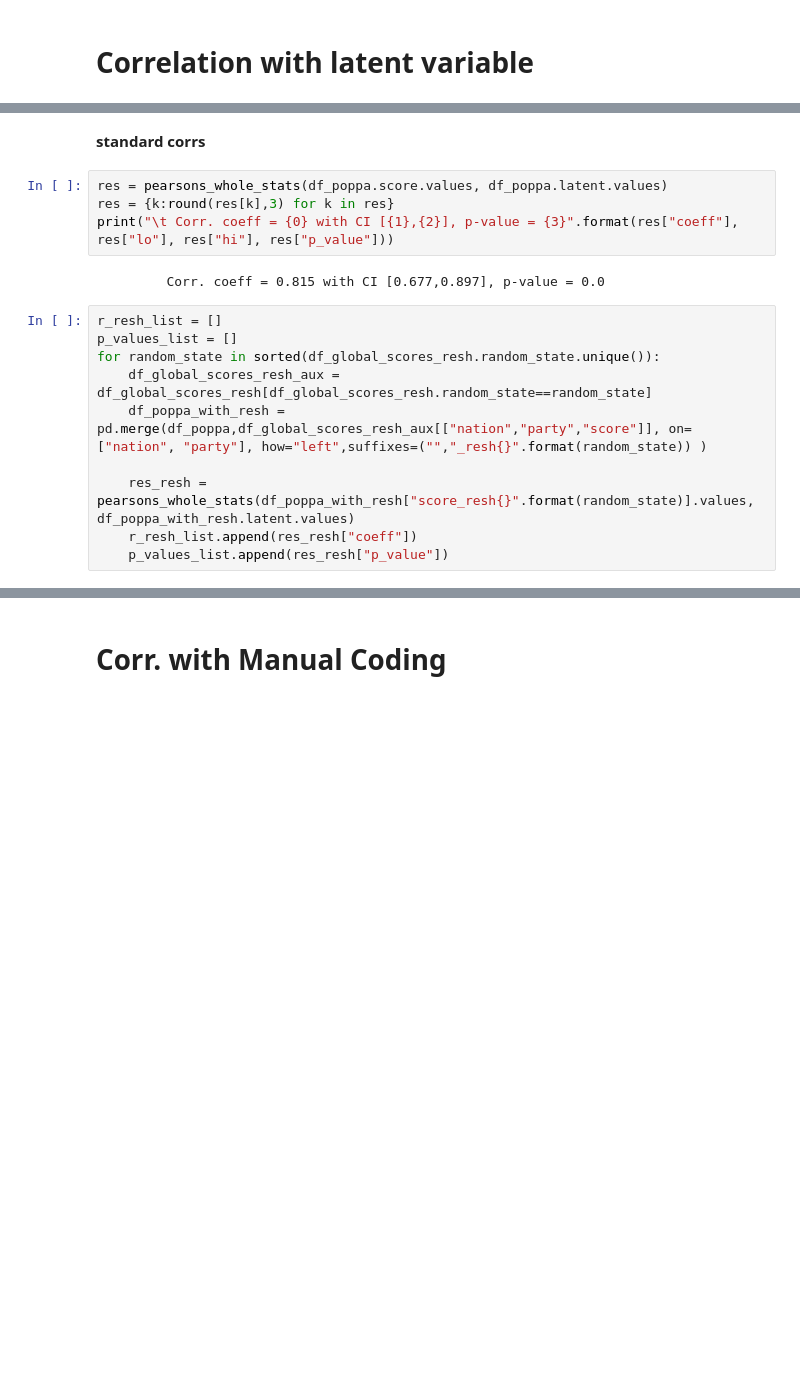
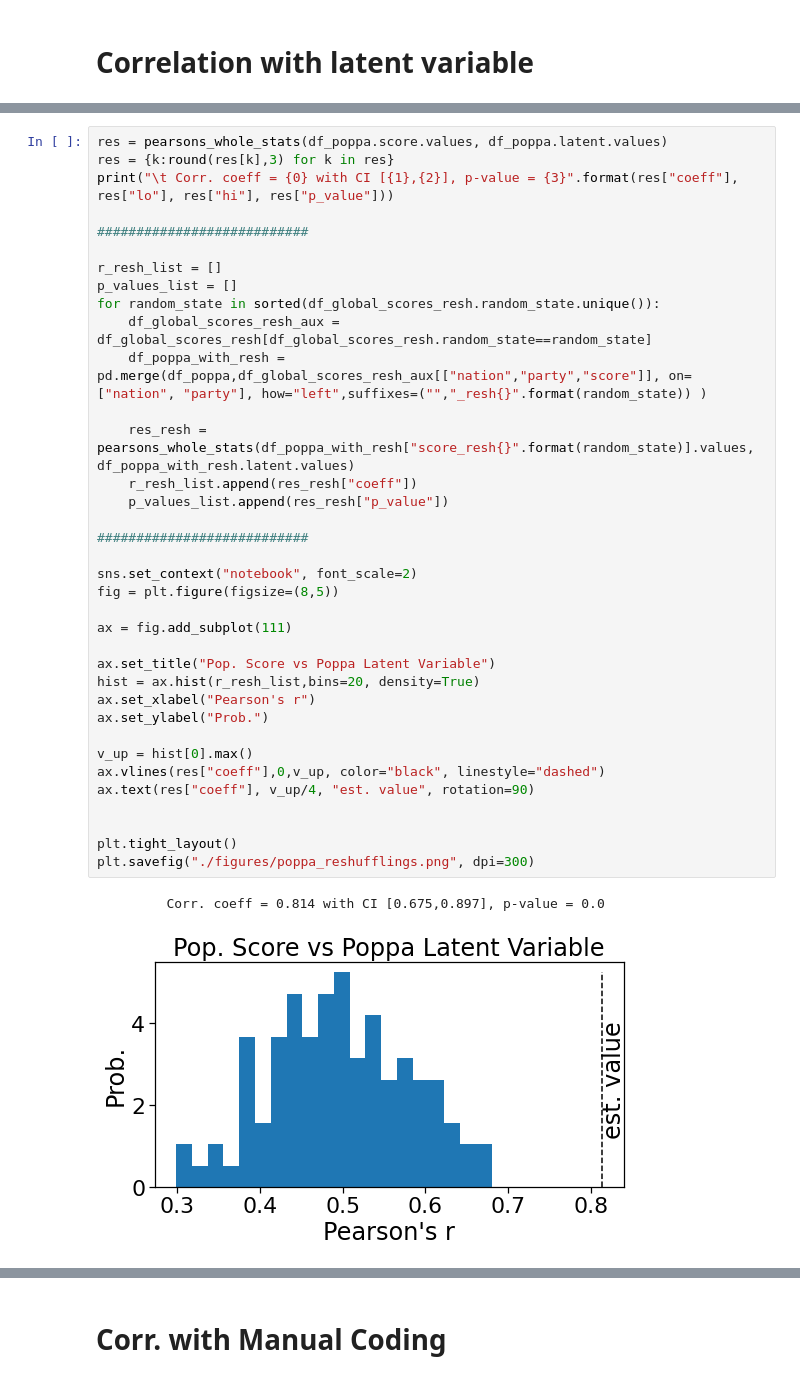
Before and after one commit to bernomone/howPopParties_addendum, a Jupyter notebook: 04_reshuffling_effect.ipynb, the cells around one changed output, grey strips where cells are left out. Drawn from its saved outputs; the diff is of its cells as text; blank space fills up the shorter version.

```diff
--- a/04_reshuffling_effect.ipynb
+++ b/04_reshuffling_effect.ipynb
@@ -342,21 +497,42 @@ reading POPPA dataset...
 changing country identifiers...
 mapping POPPA party names to our notation...
 merging dataframes..
-# %% [markdown]
-__standard corrs__
-# %%
-res = pearsons_whole_stats(df_poppa.score.values, df_poppa.latent.values)
-res = {k:round(res[k],3) for k in res}
-print("\t Corr. coeff = {0} with CI [{1},{2}], p-value = {3}".format(res["coeff"], res["lo"], res["hi"], res["p_value"]))
-# %% [output]
-         Corr. coeff = 0.815 with CI [0.677,0.897], p-value = 0.0
 # %%
+res = pearsons_whole_stats(df_poppa.score.values, df_poppa.latent.values)
+res = {k:round(res[k],3) for k in res}
+print("\t Corr. coeff = {0} with CI [{1},{2}], p-value = {3}".format(res["coeff"], res["lo"], res["hi"], res["p_value"]))
+
+###########################
+
 r_resh_list = []
 p_values_list = []
 for random_state in sorted(df_global_scores_resh.random_state.unique()):
     df_global_scores_resh_aux = df_global_scores_resh[df_global_scores_resh.random_state==random_state]
     df_poppa_with_resh = pd.merge(df_poppa,df_global_scores_resh_aux[["nation","party","score"]], on=["nation", "party"], how="left",suffixes=("","_resh{}".format(random_state)) )
 
     res_resh = pearsons_whole_stats(df_poppa_with_resh["score_resh{}".format(random_state)].values, df_poppa_with_resh.latent.values)
     r_resh_list.append(res_resh["coeff"])
     p_values_list.append(res_resh["p_value"])
+
+###########################
+
+sns.set_context("notebook", font_scale=2)
+fig = plt.figure(figsize=(8,5))
+
+ax = fig.add_subplot(111)
+
+ax.set_title("Pop. Score vs Poppa Latent Variable")
+hist = ax.hist(r_resh_list,bins=20, density=True)
+ax.set_xlabel("Pearson's r")
+ax.set_ylabel("Prob.")
+
+v_up = hist[0].max()
+ax.vlines(res["coeff"],0,v_up, color="black", linestyle="dashed")
+ax.text(res["coeff"], v_up/4, "est. value", rotation=90)
+
+
+plt.tight_layout()
+plt.savefig("./figures/poppa_reshufflings.png", dpi=300)
+# %% [output]
+         Corr. coeff = 0.814 with CI [0.675,0.897], p-value = 0.0
+[figure, added]
```
Also changed, not shown: parts of 16 cells of this notebook, 1 other file.
